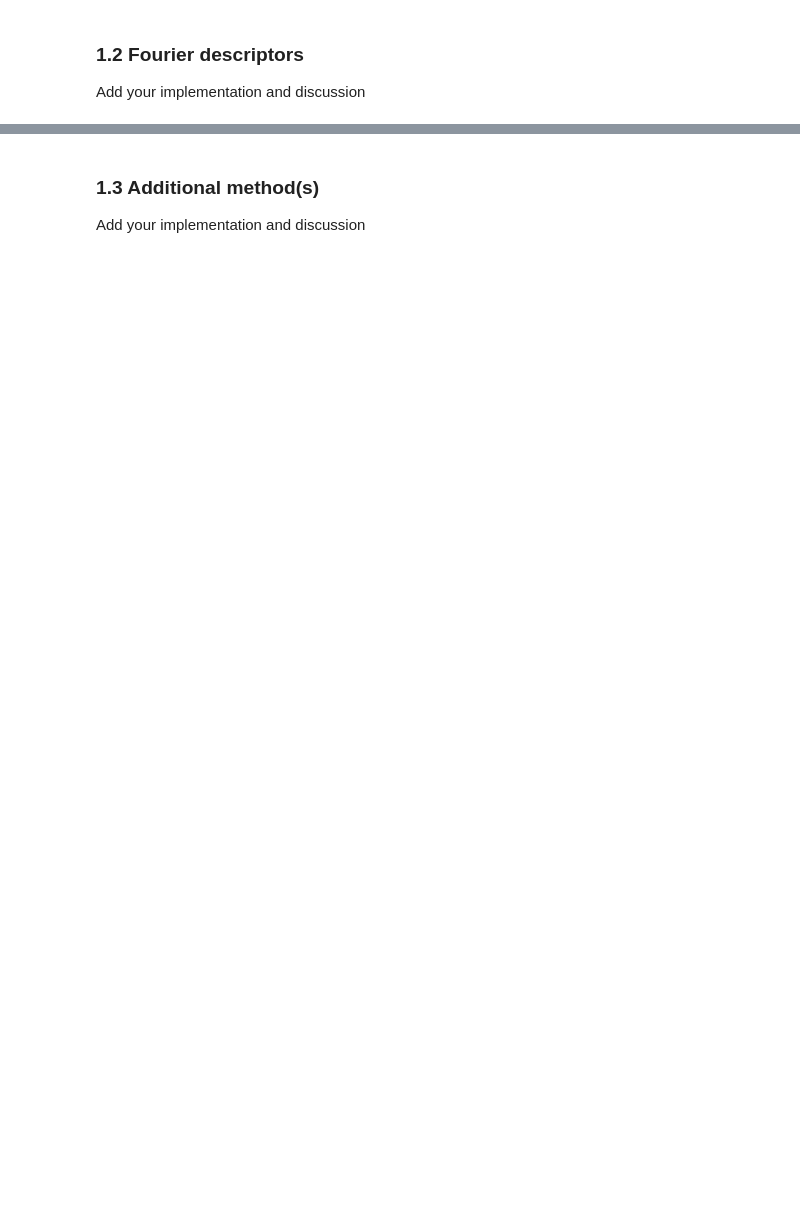
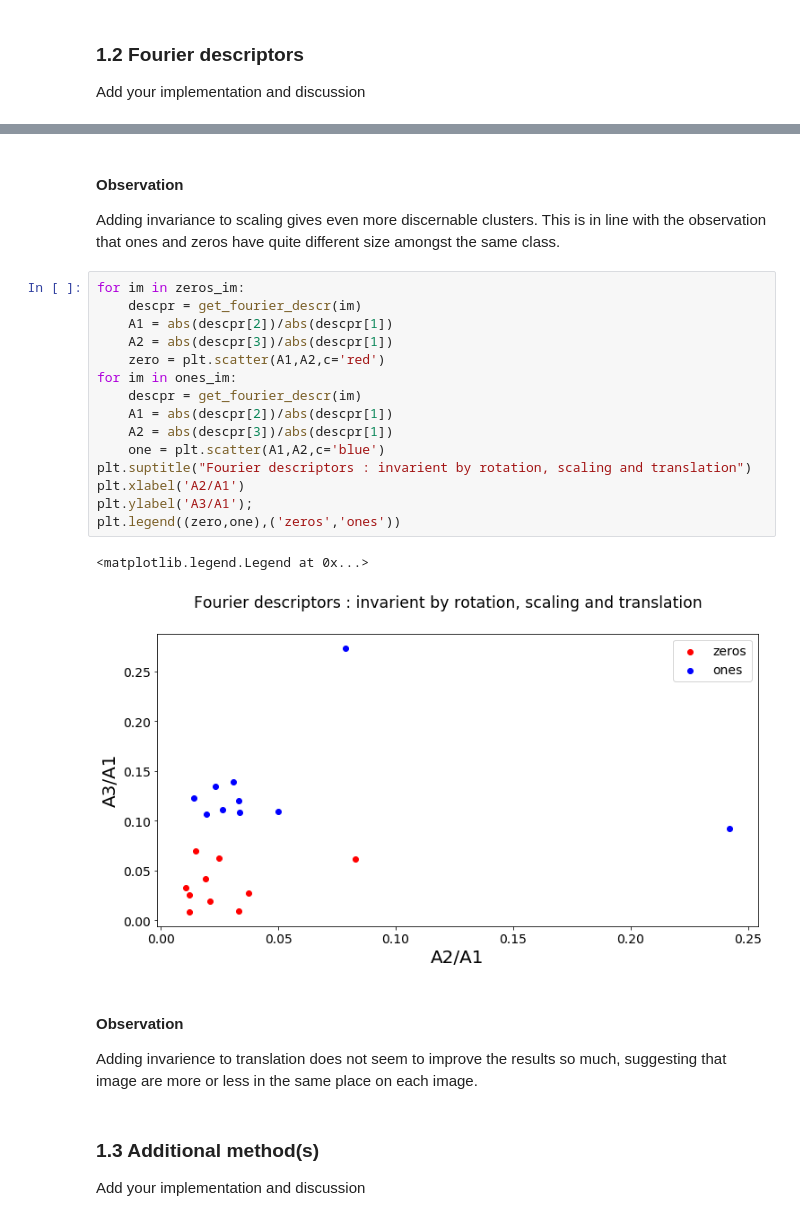
Before and after one commit to raphaelreis/iapr-2019, a Jupyter notebook: labs/lab_02_object_description.ipynb, the cells around one changed output, grey strips where cells are left out. Drawn from its saved outputs; the diff is of its cells as text; blank space fills up the shorter version.

```diff
--- a/labs/lab_02_object_description.ipynb
+++ b/labs/lab_02_object_description.ipynb
@@ -77,3 +197,27 @@ Add your implementation and discussion
+# %% [markdown]
+#### Observation
+Adding invariance to scaling gives even more discernable clusters. This is in line with the observation that ones and zeros have quite different size amongst the same class.
+# %%
+for im in zeros_im:
+    descpr = get_fourier_descr(im)
+    A1 = abs(descpr[2])/abs(descpr[1])
+    A2 = abs(descpr[3])/abs(descpr[1])
+    zero = plt.scatter(A1,A2,c='red')
+for im in ones_im:
+    descpr = get_fourier_descr(im)
+    A1 = abs(descpr[2])/abs(descpr[1])
+    A2 = abs(descpr[3])/abs(descpr[1])
+    one = plt.scatter(A1,A2,c='blue')
+plt.suptitle("Fourier descriptors : invarient by rotation, scaling and translation")
+plt.xlabel('A2/A1')
+plt.ylabel('A3/A1');
+plt.legend((zero,one),('zeros','ones'))
+# %% [output]
+<matplotlib.legend.Legend at 0x...>
+[figure, added]
+# %% [markdown]
+#### Observation
+Adding invarience to translation does not seem to improve the results so much, suggesting that image are more or less in the same place on each image.
 # %% [markdown]
 ### 1.3 Additional method(s)
 Add your implementation and discussion
```
Also changed, not shown: parts of 28 cells of this notebook, 15 other files.
